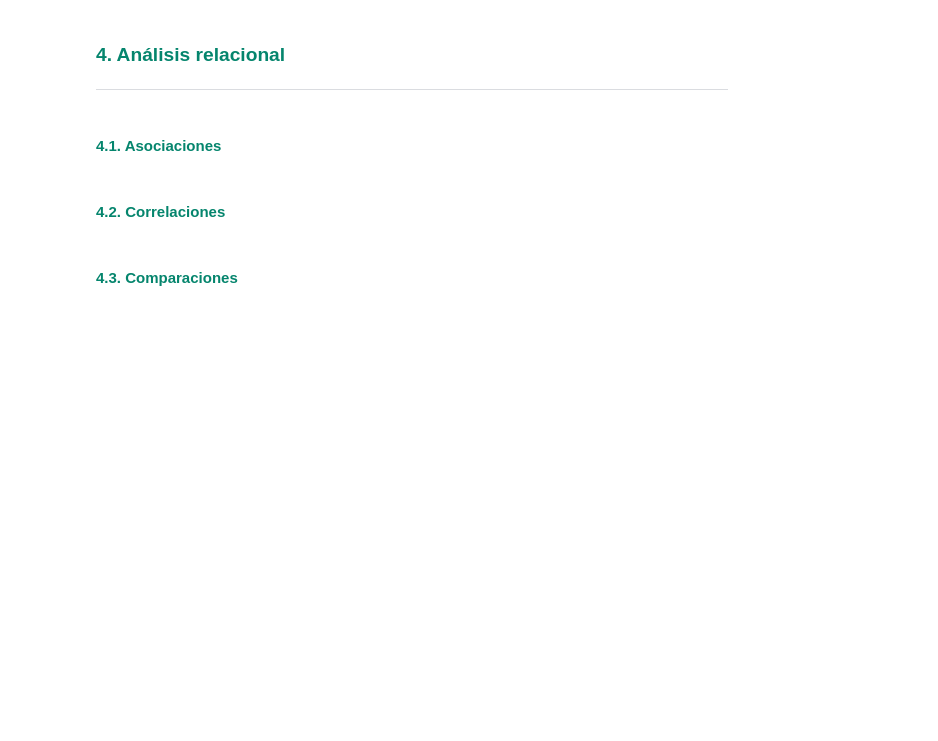
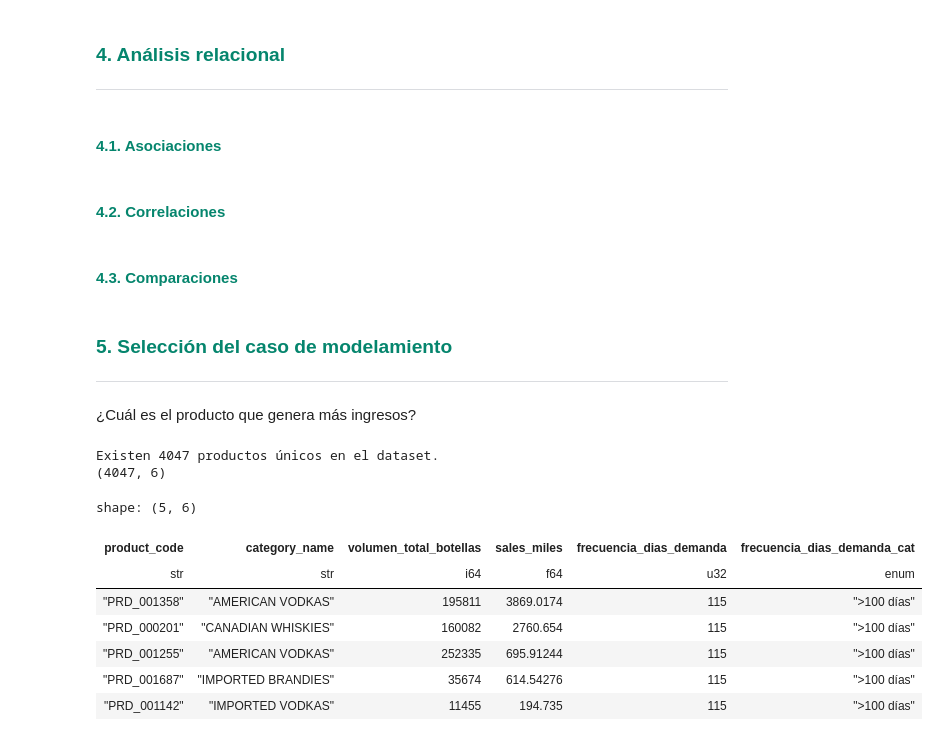
Before and after one commit to charliebrown007/Proyecto_UCB_2da_fase, a Jupyter notebook: 03_scripts/s_04_Fase_02.ipynb, the cells around one changed output. Cells and saved outputs as stored; diff of their text form; code cells hidden in the pictures; blank space fills up the shorter version.

```diff
--- a/03_scripts/s_04_Fase_02.ipynb
+++ b/03_scripts/s_04_Fase_02.ipynb
@@ -446,3 +453,51 @@ sns.despine(offset=10, trim=True)
 <h4 style="color:#05856d">4.2. Correlaciones</h4>
 # %% [markdown]
 <h4 style="color:#05856d">4.3. Comparaciones</h4>
+# %% [markdown]
+<h3 style="color:#05856d">5. Selección del caso de modelamiento</h3>
+<hr>
+# %% [markdown]
+¿Cuál es el producto que genera más ingresos?
+# %%
+analysis_01 = (
+    df_01
+    .group_by(['product_code'])
+    .agg(
+
+        # 1. ¿Qué productos están involucrado?
+        pl.col('category_name').unique().str.join(', '),
+
+        # 2. ¿Cuántas botellas se han vendido en la historia de este producto?
+        pl.sum('sales_bottles').alias('volumen_botellas'),
+
+        # 3. Ingresos genereados por la venta de botellas (expresado en miles)
+        (pl.sum('sales_dollars')/1000).alias('sales_miles'),
+
+        # 4. ¿En cuántos días únicos alguien compró al menos 1 botella?
+        pl.n_unique('ordered_on').alias('frecuencia_dias_demanda'),
+        pl.n_unique('ordered_on').cut(
+            breaks = [10, 20, 30, 40, 50, 60, 70, 80, 90, 100],
+            labels = [
+                '0-10 días', '10-20 días', '20-30 días', '30-40 días', '40-50 días',
+                '50-60 días', '60-70 días', '70-80 días', '80-90 días',
+                '90-100 días', '>100 días'],
+            left_closed = False ).alias('frecuencia_dias_demanda_cat') )
+
+    # Ordenar por los que tienen demanda más constante, y luego por volumen
+    .sort(['frecuencia_dias_demanda', 'sales_miles'], descending = [True, True])
+)
+
+print(f"Existen {df_01.n_unique(subset = ['product_code'])} productos únicos en el dataset.")
+print(analysis_01.shape)
+analysis_01.head()
+# %% [output]
+Existen 4047 productos únicos en el dataset.
+(4047, 6)
+shape: (5, 6)
+| product_code | category_name | volumen_total_botellas | sales_miles | frecuencia_dias_demanda | frecuencia_dias_demanda_cat |
+| str | str | i64 | f64 | u32 | enum |
+| "PRD_001358" | "AMERICAN VODKAS" | 195811 | 3869.0174 | 115 | ">100 días" |
+| "PRD_000201" | "CANADIAN WHISKIES" | 160082 | 2760.654 | 115 | ">100 días" |
+| "PRD_001255" | "AMERICAN VODKAS" | 252335 | 695.91244 | 115 | ">100 días" |
+| "PRD_001687" | "IMPORTED BRANDIES" | 35674 | 614.54276 | 115 | ">100 días" |
+| "PRD_001142" | "IMPORTED VODKAS" | 11455 | 194.735 | 115 | ">100 días" |
```
Also changed, not shown: parts of 5 cells of this notebook, 1 other file.
